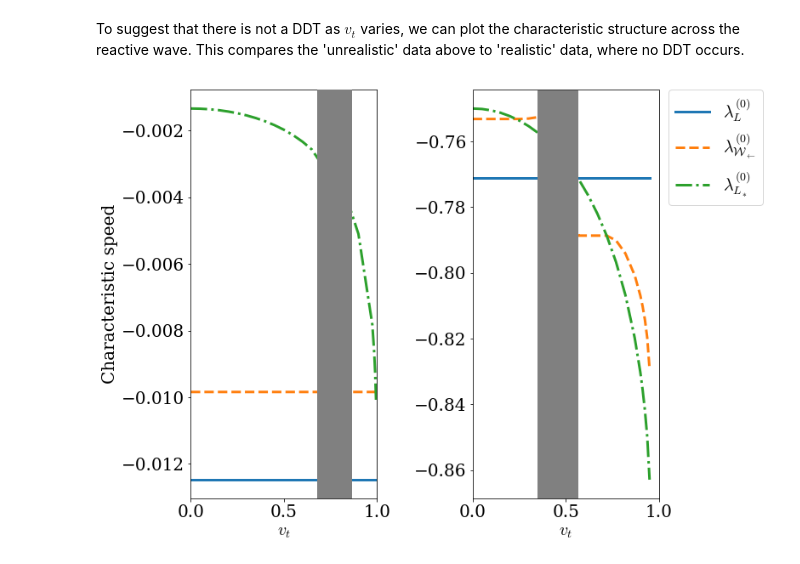
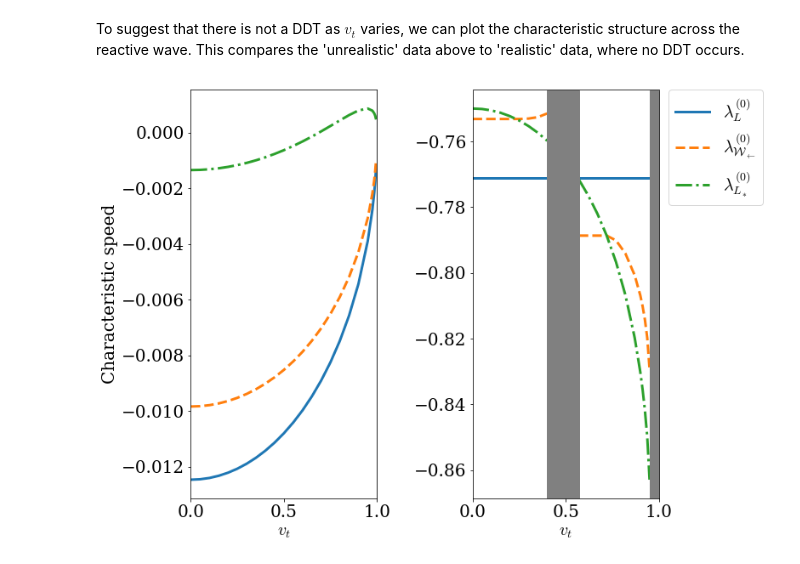
Before and after one commit to harpolea/r3d2, a Jupyter notebook: examples/paper_tangential_velocities.ipynb, the cells around one changed output. Cells and saved outputs as stored; diff of their text form; code cells hidden in the pictures.

Commit message:
Another version of the final figure.
Change v_t back to the reactive state for no DDT case. This makes
it always physical and there's no changes in the wave structure at
all.

Add unphysical region indicator to the plot for large v_t (as v
goes superluminal).

```diff
--- a/examples/paper_tangential_velocities.ipynb
+++ b/examples/paper_tangential_velocities.ipynb
@@ -440,7 +440,8 @@ lgd = axs[1].legend(bbox_to_anchor=(1.7, 1), loc=2, borderaxespad=0.)
 To suggest that there is not a DDT as $v_t$ varies, we can plot the characteristic structure across the reactive wave. This compares the 'unrealistic' data above to 'realistic' data, where no DDT occurs.
 # %%
 # unphysical between 0.68 < vt < 0.85
-vtrs = numpy.concatenate((numpy.arange(0, 0.68, 0.05), numpy.arange(0.85, 0.95, 0.05), [0.975, 0.985, 0.99, 0.995]))
+# vtrs = numpy.concatenate((numpy.arange(0, 0.68, 0.05), numpy.arange(0.85, 0.95, 0.05), [0.975, 0.985, 0.99, 0.995]))
+vtrs = numpy.concatenate((numpy.arange(0, 1, 0.05), [0.975, 0.985, 0.99, 0.995]))
 q = 1e-5
 gamma = 5./3.
 
@@ -450,8 +451,10 @@ wavespeeds_no_ddt = numpy.zeros((len(vtrs), 3))
 
 for n, vt in enumerate(vtrs):
 
-    U_reactive = State(1.0, 0, 0, 1.5e-4, eos_reactive)
-    U_burnt = State(0.1, 0, vt, 1.5e-4, eos)
+#     U_reactive = State(1.0, 0, 0, 1.5e-4, eos_reactive)
+#     U_burnt = State(0.1, 0, vt, 1.5e-4, eos)
+    U_reactive = State(1.0, 0, vt, 1.5e-4, eos_reactive)
+    U_burnt = State(0.1, 0, 0, 1.5e-4, eos)
 
     rp = RiemannProblem(U_reactive, U_burnt)
     wavespeeds_no_ddt[n, 0] = rp.waves[0].q_l.wavespeed(0)
@@ -459,52 +462,72 @@ for n, vt in enumerate(vtrs):
     wavespeeds_no_ddt[n, 2] = rp.waves[0].q_r.wavespeed(0)
 
 
-# unphysical between 0.40 < vt < 0.57
-vtrs2 = numpy.concatenate((numpy.arange(0, 0.4, 0.05), numpy.arange(0.57,0.9, 0.05), [0.9, 0.9125, 0.925, 0.9375, 0.95]))
+# unphysical between 0.40128 < vt < 0.56673
+vtrs2_a = numpy.arange(0, 0.45, 0.05)
+vtrs2_b = numpy.concatenate((numpy.arange(0.57,0.9, 0.05), [0.9, 0.9125, 0.925, 0.9375, 0.95]))
 q = 0.01
 eos = eos_defns.eos_gamma_law(gamma)
 eos_reactive = eos_defns.eos_gamma_law_react(gamma, q, 1.0, 1.0, eos)
-wavespeeds_ddt = numpy.zeros((len(vtrs2), 3))
+wavespeeds_ddt_a = numpy.zeros((len(vtrs2_a), 3))
+wavespeeds_ddt_b = numpy.zeros((len(vtrs2_b), 3))
 
-for n, vt in enumerate(vtrs2):
+for n, vt in enumerate(vtrs2_a):
 
     U_reactive = State(1, 0, 0, 5, eos_reactive)
     U_burnt = State(1, -0.3, vt, 2, eos)
 
     rp = RiemannProblem(U_reactive, U_burnt)
-    wavespeeds_ddt[n, 0] = rp.waves[0].q_l.wavespeed(0)
-    wavespeeds_ddt[n, 1] = rp.waves[0].wavespeed[0]
-    wavespeeds_ddt[n, 2] = rp.waves[0].q_r.wavespeed(0)
+    wavespeeds_ddt_a[n, 0] = rp.waves[0].q_l.wavespeed(0)
+    wavespeeds_ddt_a[n, 1] = rp.waves[0].wavespeed[0]
+    wavespeeds_ddt_a[n, 2] = rp.waves[0].q_r.wavespeed(0)
+
+for n, vt in enumerate(vtrs2_b):
+
+    U_reactive = State(1, 0, 0, 5, eos_reactive)
+    U_burnt = State(1, -0.3, vt, 2, eos)
+
+    rp = RiemannProblem(U_reactive, U_burnt)
+    wavespeeds_ddt_b[n, 0] = rp.waves[0].q_l.wavespeed(0)
+    wavespeeds_ddt_b[n, 1] = rp.waves[0].wavespeed[0]
+    wavespeeds_ddt_b[n, 2] = rp.waves[0].q_r.wavespeed(0)
+
+vtrs2 = numpy.concatenate((vtrs2_a, [0.5], vtrs2_b))
+wavespeeds_ddt = numpy.zeros((len(vtrs2), 3))
+wavespeeds_ddt[:len(vtrs2_a), :] = wavespeeds_ddt_a
+wavespeeds_ddt[len(vtrs2_a), :] = numpy.nan
+wavespeeds_ddt[len(vtrs2_a)+1:, :] = wavespeeds_ddt_b
 
 fig, axs = pyplot.subplots(1,2)
 
 axs[0].plot(vtrs, wavespeeds_no_ddt[:, 0],
             lstyles[0], linewidth=3, label=r"$\lambda^{(0)}_L$")
 axs[0].plot(vtrs, wavespeeds_no_ddt[:, 1],
             lstyles[1], linewidth=3, label=r"$\lambda^{(0)}_{{\cal W}_L}$")
 axs[0].plot(vtrs, wavespeeds_no_ddt[:, 2],
             lstyles[2], linewidth=3, label=r"$\lambda^{(0)}_{L_*}$")
 axs[0].set_xlabel(r"$v_t$")
 axs[0].set_ylabel("Characteristic speed")
 axs[0].set_xlim(0, 1)
 
-rect = patches.Rectangle((0.68,axs[0].get_ylim()[0]), 0.18, axs[0].get_ylim()[1]-axs[0].get_ylim()[0], color='grey', zorder=10)
-axs[0].add_patch(rect)
+# rect = patches.Rectangle((0.68,axs[0].get_ylim()[0]), 0.18, axs[0].get_ylim()[1]-axs[0].get_ylim()[0], color='grey', zorder=10)
+# axs[0].add_patch(rect)
 
 axs[1].plot(vtrs2, wavespeeds_ddt[:, 0],
             lstyles[0], linewidth=3, label=r"$\lambda^{(0)}_L$")
 axs[1].plot(vtrs2, wavespeeds_ddt[:, 1],
             lstyles[1], linewidth=3, label=r"$\lambda^{(0)}_{{\cal W}_\leftarrow}$")
 axs[1].plot(vtrs2, wavespeeds_ddt[:, 2],
             lstyles[2], linewidth=3, label=r"$\lambda^{(0)}_{L_*}$")
 axs[1].set_xlabel(r"$v_t$")
 axs[1].set_xlim(0, 1)
 
-rect = patches.Rectangle((0.35, axs[1].get_ylim()[0]), 0.215, axs[1].get_ylim()[1]-axs[1].get_ylim()[0], color='grey', zorder=10)
+rect = patches.Rectangle((0.4, axs[1].get_ylim()[0]), 0.17, axs[1].get_ylim()[1]-axs[1].get_ylim()[0], color='grey', zorder=10)
+axs[1].add_patch(rect)
+rect = patches.Rectangle((0.95, axs[1].get_ylim()[0]), 0.05, axs[1].get_ylim()[1]-axs[1].get_ylim()[0], color='grey', zorder=10)
 axs[1].add_patch(rect)
 
 fig.tight_layout()
 lgd = axs[1].legend(bbox_to_anchor=(1.05, 1), loc=2, borderaxespad=0.)
 fig.savefig('vt_char_ns_ocean.pdf', bbox_extra_artists=(lgd,), bbox_inches='tight')
 # %% [output]
-[figure, old version]
+[figure, new version]
```
